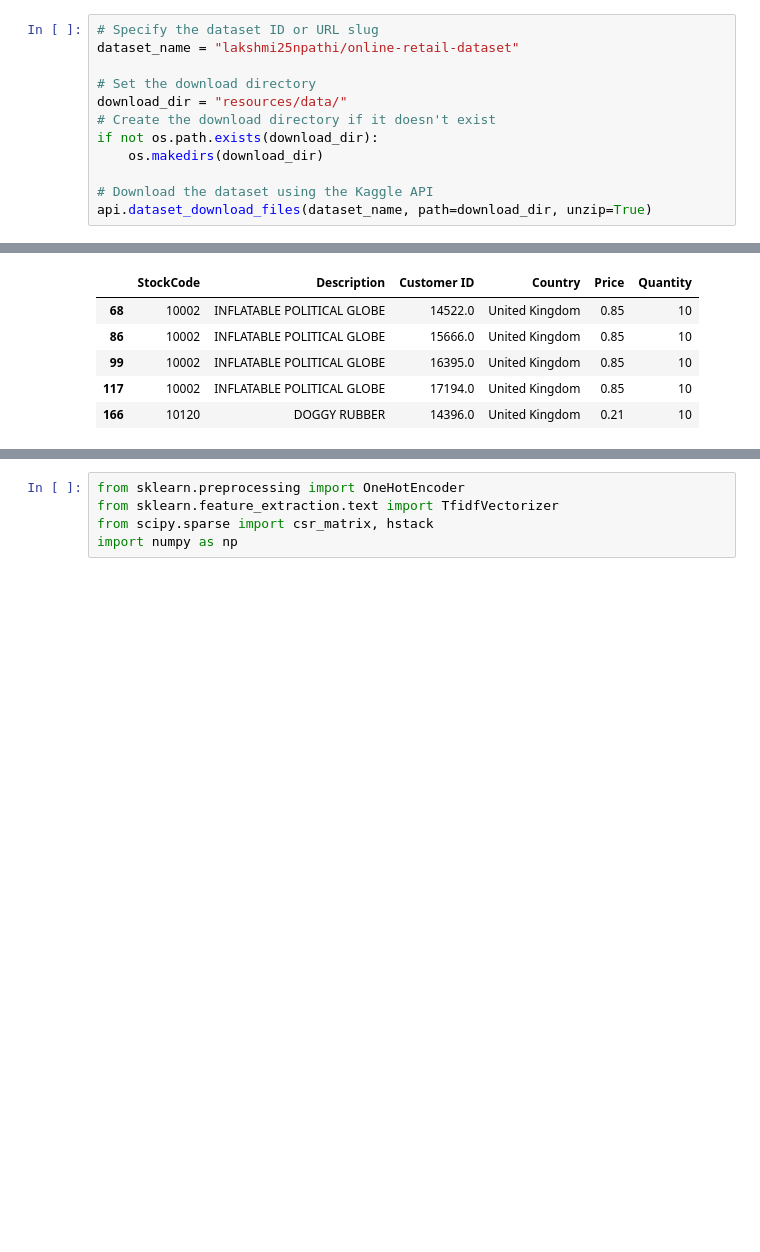
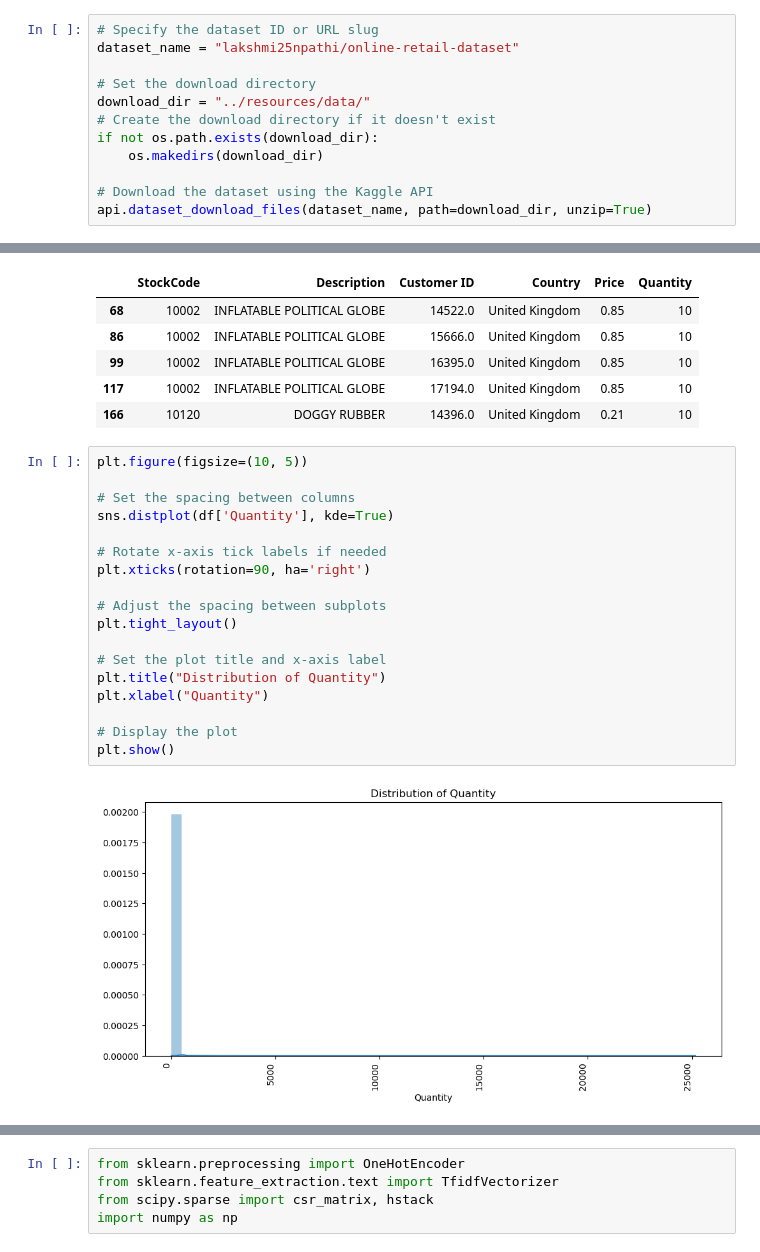
Before and after one commit to Phatcm/product-recommendation, a Jupyter notebook: notebooks/Initial.ipynb, the cells around one changed output, grey strips where cells are left out. Cells and saved outputs as stored; diff of their text form; blank space fills up the shorter version.

```diff
--- a/notebooks/Initial.ipynb
+++ b/notebooks/Initial.ipynb
@@ -86,7 +89,7 @@ api.authenticate()
 dataset_name = "lakshmi25npathi/online-retail-dataset"
 
 # Set the download directory
-download_dir = "resources/data/"
+download_dir = "../resources/data/"
 # Create the download directory if it doesn't exist
 if not os.path.exists(download_dir):
     os.makedirs(download_dir)
@@ -195,3 +198,23 @@ filtered_df.head()
 | 99 | 10002 | INFLATABLE POLITICAL GLOBE | 16395.0 | United Kingdom | 0.85 | 10 |
 | 117 | 10002 | INFLATABLE POLITICAL GLOBE | 17194.0 | United Kingdom | 0.85 | 10 |
 | 166 | 10120 | DOGGY RUBBER | 14396.0 | United Kingdom | 0.21 | 10 |
+# %%
+plt.figure(figsize=(10, 5))
+
+# Set the spacing between columns
+sns.distplot(df['Quantity'], kde=True)
+
+# Rotate x-axis tick labels if needed
+plt.xticks(rotation=90, ha='right')
+
+# Adjust the spacing between subplots
+plt.tight_layout()
+
+# Set the plot title and x-axis label
+plt.title("Distribution of Quantity")
+plt.xlabel("Quantity")
+
+# Display the plot
+plt.show()
+# %% [output]
+[figure, added]
```
Also changed, not shown: parts of 17 cells of this notebook.
